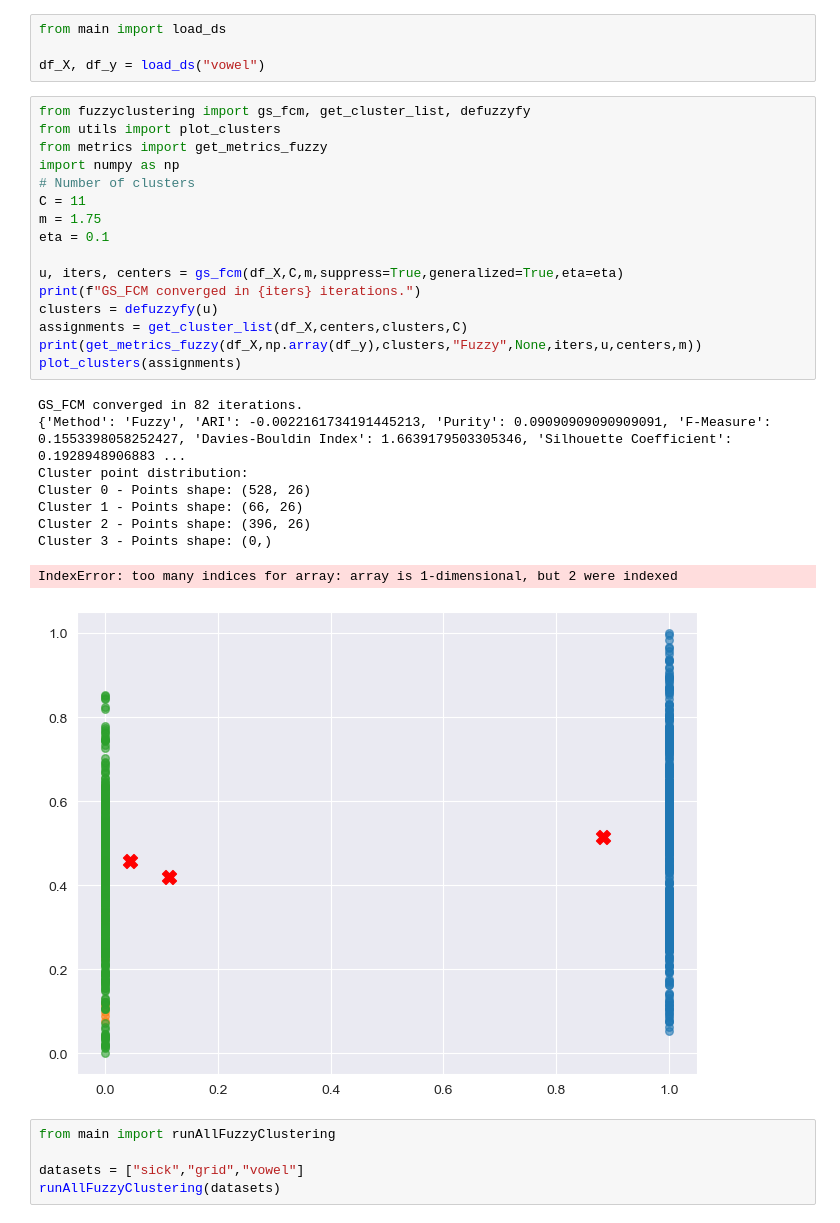
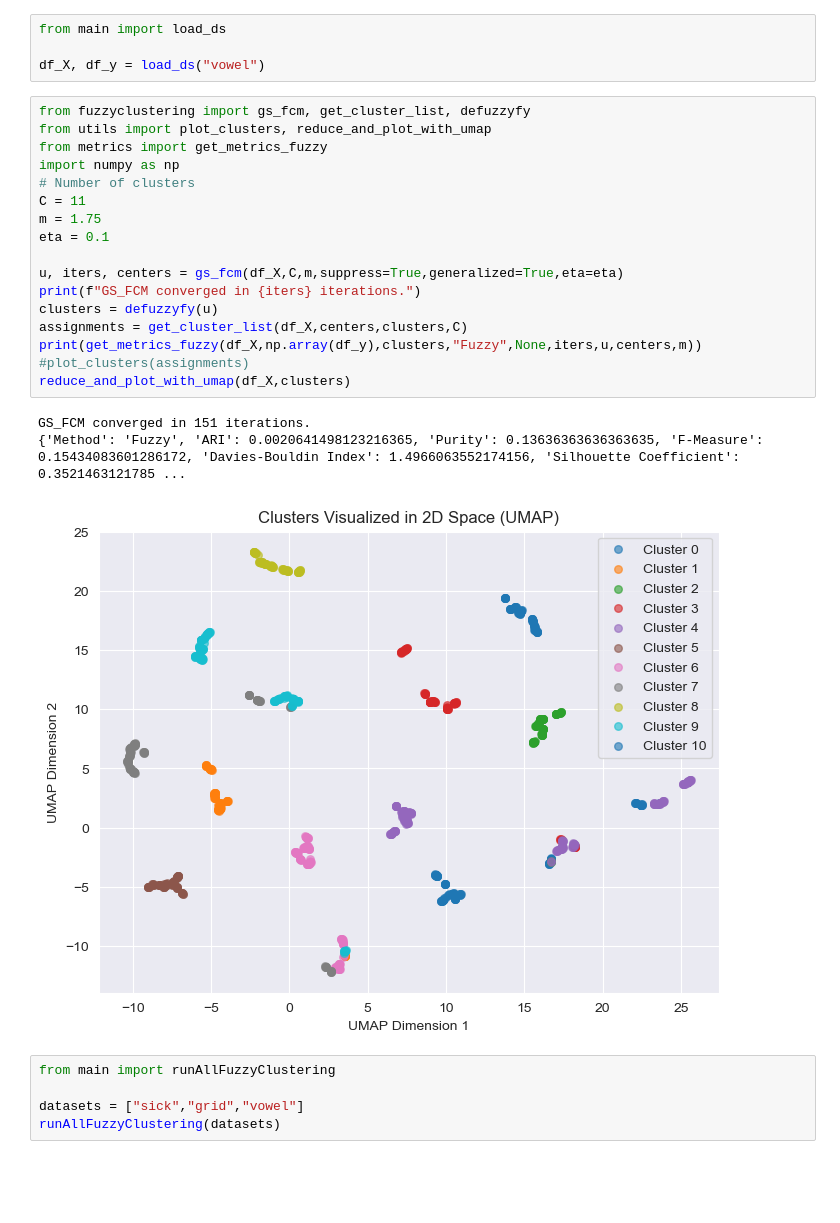
Before and after one commit to Bernat-C/Clustering-Analysis, a Jupyter notebook: testing_bernat.ipynb, the cells around one changed output. Cells and saved outputs as stored; diff of their text form; blank space fills up the shorter version.

```diff
--- a/testing_bernat.ipynb
+++ b/testing_bernat.ipynb
@@ -36,30 +30,25 @@ from main import load_ds
 df_X, df_y = load_ds("vowel")
 # %%
 from fuzzyclustering import gs_fcm, get_cluster_list, defuzzyfy
-from utils import plot_clusters
+from utils import plot_clusters, reduce_and_plot_with_umap
 from metrics import get_metrics_fuzzy
 import numpy as np
 # Number of clusters
 C = 11
 m = 1.75
 eta = 0.1
 
 u, iters, centers = gs_fcm(df_X,C,m,suppress=True,generalized=True,eta=eta)
 print(f"GS_FCM converged in {iters} iterations.")
 clusters = defuzzyfy(u)
 assignments = get_cluster_list(df_X,centers,clusters,C)
 print(get_metrics_fuzzy(df_X,np.array(df_y),clusters,"Fuzzy",None,iters,u,centers,m))
-plot_clusters(assignments)
+#plot_clusters(assignments)
+reduce_and_plot_with_umap(df_X,clusters)
 # %% [output]
-GS_FCM converged in 82 iterations.
-{'Method': 'Fuzzy', 'ARI': -0.0022161734191445213, 'Purity': 0.09090909090909091, 'F-Measure': 0.1553398058252427, 'Davies-Bouldin Index': 1.6639179503305346, 'Silhouette Coefficient': 0.1928948906883 ...
-Cluster point distribution:
-Cluster 0 - Points shape: (528, 26)
-Cluster 1 - Points shape: (66, 26)
-Cluster 2 - Points shape: (396, 26)
-Cluster 3 - Points shape: (0,)
+GS_FCM converged in 151 iterations.
+{'Method': 'Fuzzy', 'ARI': 0.0020641498123216365, 'Purity': 0.13636363636363635, 'F-Measure': 0.15434083601286172, 'Davies-Bouldin Index': 1.4966063552174156, 'Silhouette Coefficient': 0.3521463121785 ...
-IndexError: too many indices for array: array is 1-dimensional, but 2 were indexed
-[figure, old version]
+[figure, new version]
 # %%
 from main import runAllFuzzyClustering
 
```
Also changed, not shown: parts of 1 cell of this notebook, 1 other file.
